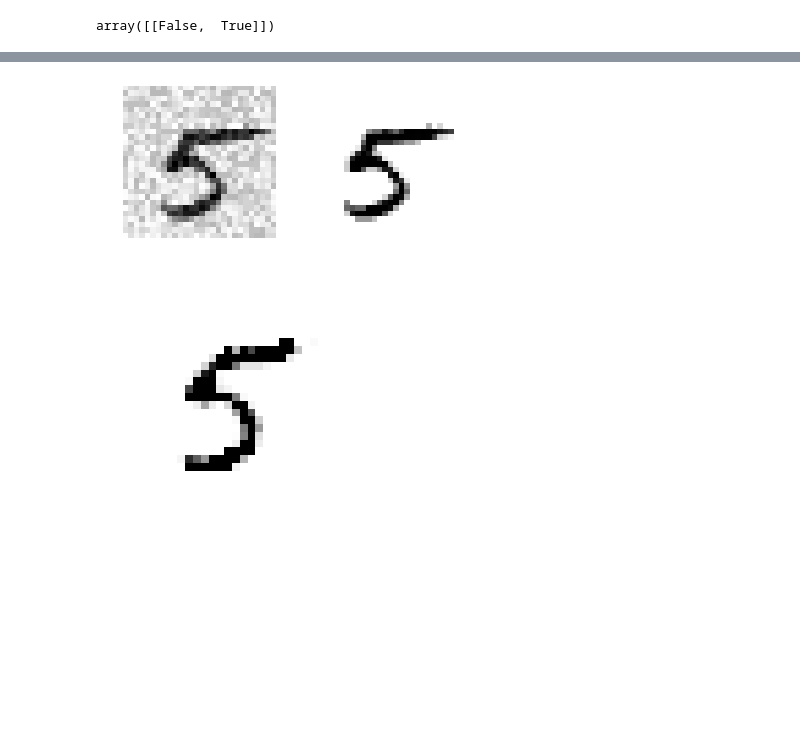
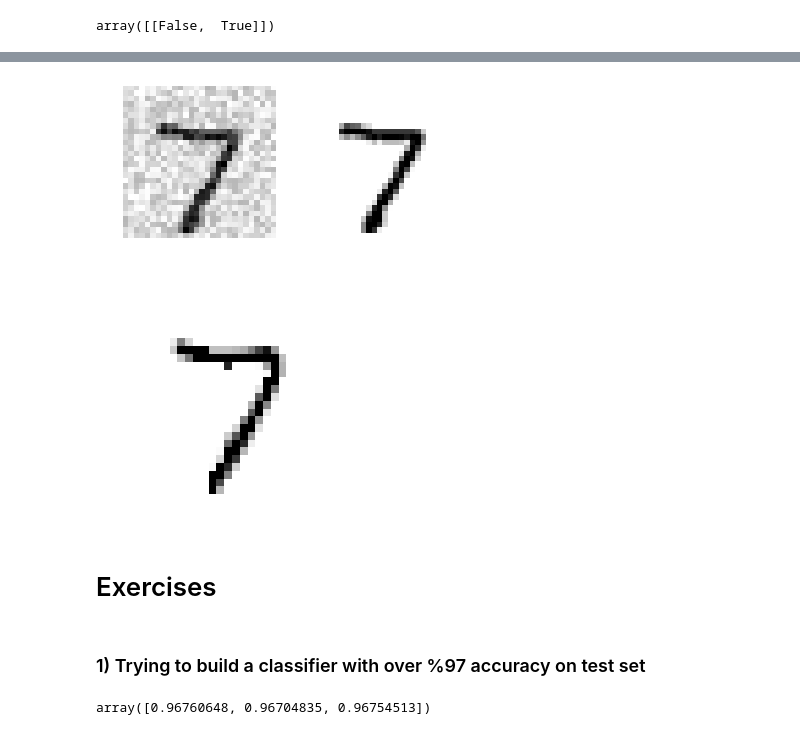
Before and after one commit to BurakcanK/BookSolutions, a Jupyter notebook: HandsOnMLwithScikitTensorflow/Chapter3/mnist.ipynb, the cells around one changed output, grey strips where cells are left out. Saved outputs shown, nothing was run; the diff lists cells and outputs as text; code cells hidden in the pictures; blank space fills up the shorter version.

Commit message:
Chapter3 exercises.

```diff
--- a/HandsOnMLwithScikitTensorflow/Chapter3/mnist.ipynb
+++ b/HandsOnMLwithScikitTensorflow/Chapter3/mnist.ipynb
@@ -43,0 +47,6 @@ y[36000]
+# %%
+import numpy as np
+
+# cast labels to integers
+y = y.astype(np.uint8)
+y[0]
@@ -44,9 +55,4 @@ y[36000]
 # %%
 # create train and test sets (mnist is already splitted as 60000:10000)
+# no need to shuffle as mnist data is already shuffled
 X_train, X_test, y_train, y_test = X[:60000], X[60000:], y[:60000], y[60000:]
-
-import numpy as np
-
-# shuffle the training set
-shuffle_index = np.random.permutation(60000)
-X_train, y_train = X_train[shuffle_index], y_train[shuffle_index]
@@ -58,6 +66,6 @@ y_test_5 = (y_test == 5)
 from sklearn.linear_model import SGDClassifier
 
 sgd_clf = SGDClassifier(random_state=42)
-sgd_clf.fit(X_train, y_train)
+sgd_clf.fit(X_train, y_train_5)
 # %% [output]
 SGDClassifier(alpha=0.0001, average=False, class_weight=None,
@@ -393,36 +408,36 @@ f1_score(y_train, y_train_knn_pred, average='macro')
 # %%
 def plot_digit(data):
     image = data.reshape(28, 28)
-    plt.imshow(image, cmap = matplotlib.cm.binary,
-               interpolation="nearest")
+    plt.imshow(image, cmap = mpl.cm.binary, interpolation="nearest")
     plt.axis("off")
-
-def save_fig(fig_id, tight_layout=True):
-    path = os.path.join(PROJECT_ROOT_DIR, "images", CHAPTER_ID, fig_id + ".png")
-    print("Saving figure", fig_id)
-    if tight_layout:
-        plt.tight_layout()
-    plt.savefig(path, format='png', dpi=300)
 # %%
 import os
 
 noise = np.random.randint(0, 100, (len(X_train), 784))
 X_train_mod = X_train + noise
 noise = np.random.randint(0, 100, (len(X_test), 784))
 X_test_mod = X_test + noise
 y_train_mod = X_train
 y_test_mod = X_test
 
-some_index = 5500
+some_index = 0
 plt.subplot(121); plot_digit(X_test_mod[some_index])
 plt.subplot(122); plot_digit(y_test_mod[some_index])
-# save_fig("noisy_digit_example_plot")
 plt.show()
 # %% [output]
-[figure, old version]
+[figure, new version]
 # %%
-knn_clf.fit(X_train, y_train_mod)
+knn_clf.fit(X_train_mod, y_train_mod)
 clean_digit = knn_clf.predict([X_test_mod[some_index]])
 plot_digit(clean_digit)
 # %% [output]
-[figure, old version]
+[figure, new version]
+# %% [markdown]
+# Exercises
+# %% [markdown]
+### 1) Trying to build a classifier with over %97 accuracy on test set
+# %%
+knn = KNeighborsClassifier()
+cross_val_score(knn, X_train, y_train, cv=3)
+# %% [output]
+array([0.96760648, 0.96704835, 0.96754513])
```
Also changed, not shown: parts of 66 cells of this notebook, 2 other files.
